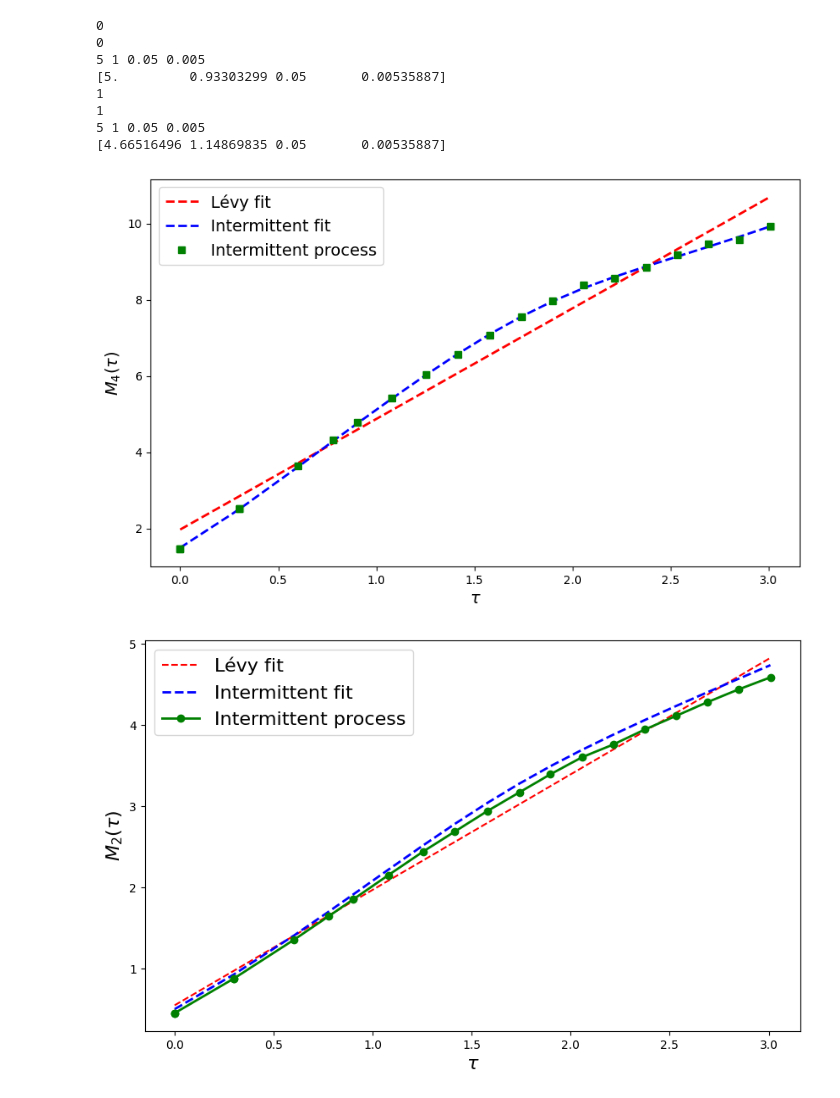
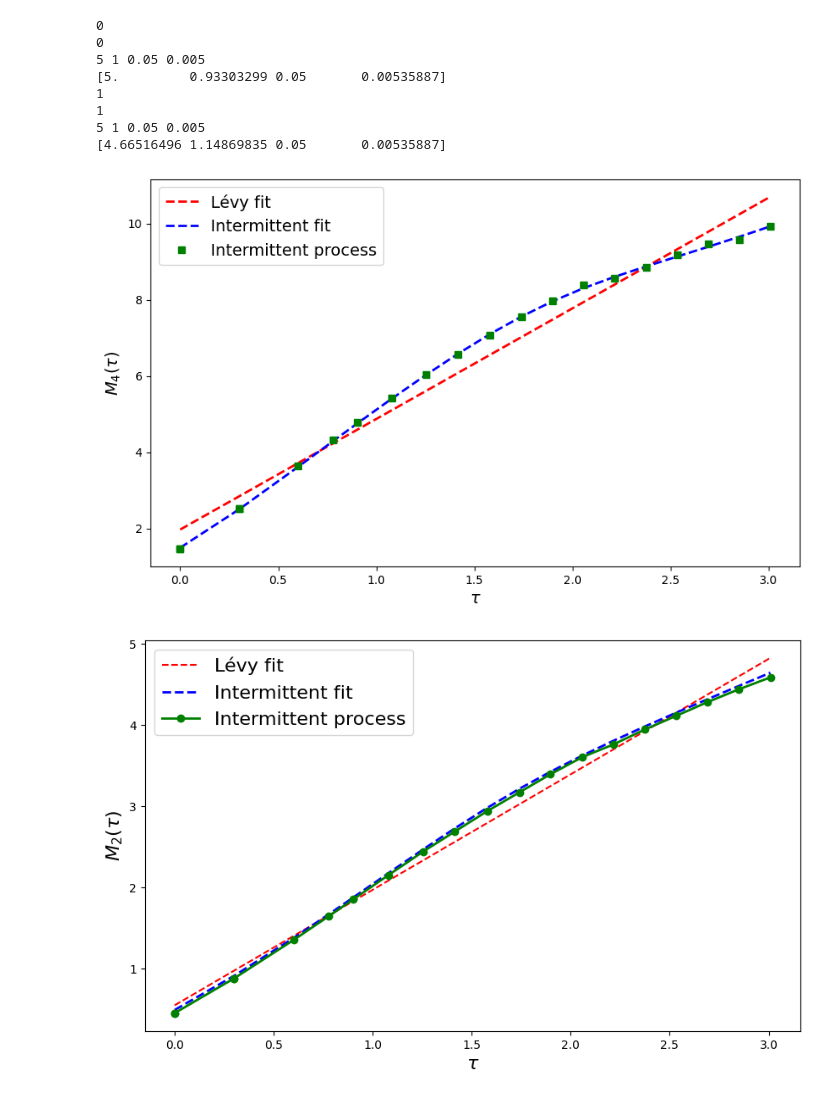
Before and after one commit to shailendrabhandari/IntLevPy, a Jupyter notebook: example.ipynb, the cells around one changed output. Drawn from its saved outputs; the diff is of its cells as text; code cells hidden in the pictures.

```diff
--- a/example.ipynb
+++ b/example.ipynb
@@ -588,27 +588,27 @@ for itera in range(2):
 # %%
 ##Fourth moment
 plt.figure(figsize=(10, 6))
 tau_list = np.log10(np.power(1.44,np.arange(0,20)).astype(int))
 plt.plot(tau_list,g_lev_fit_x4,'r--',label='Lévy fit',alpha=1,linewidth = 2)
 plt.plot(tau_list,g_int_fit_x4,'b--',label='Intermittent fit',alpha=1,linewidth = 2)
 plt.plot(tau_list,dx4_log,'s',c='g',label='Intermittent process',alpha=1,linewidth = 2)
 plt.ylabel(r'$M_4(\tau)$',fontsize=14)
 plt.xlabel(r'$\tau$',fontsize=14)
 plt.legend(fontsize=14)
 #plt.savefig("intermittent_fourth.png",dpi=300)
 plt.show()
 
 ##Second moment
 plt.figure(figsize=(10, 6))
 tau_list = np.log10(np.power(1.44,np.arange(0,20)).astype(int))
 plt.plot(tau_list,g_lev_fit_x2,'r--',label='Lévy fit',alpha=1)
-plt.plot(tau_list,0.51*g_int_fit_x2,'b--',label='Intermittent fit',alpha=1,linewidth = 2)
+plt.plot(tau_list,0.5*g_int_fit_x2,'b--',label='Intermittent fit',alpha=1,linewidth = 2)
 plt.plot(tau_list,dx2_log,'go-',label='Intermittent process',alpha=1,linewidth = 2)
 plt.ylabel(r'$M_2(\tau)$',fontsize=16)
 plt.xlabel(r'$\tau$',fontsize=16)
 plt.legend(fontsize=16)
 #plt.savefig("intermittent_second.pdf")
 plt.show()
 # %% [output]
 [figure]
-[figure, old version]
+[figure, new version]
```
Also changed, not shown: 1 other file.
